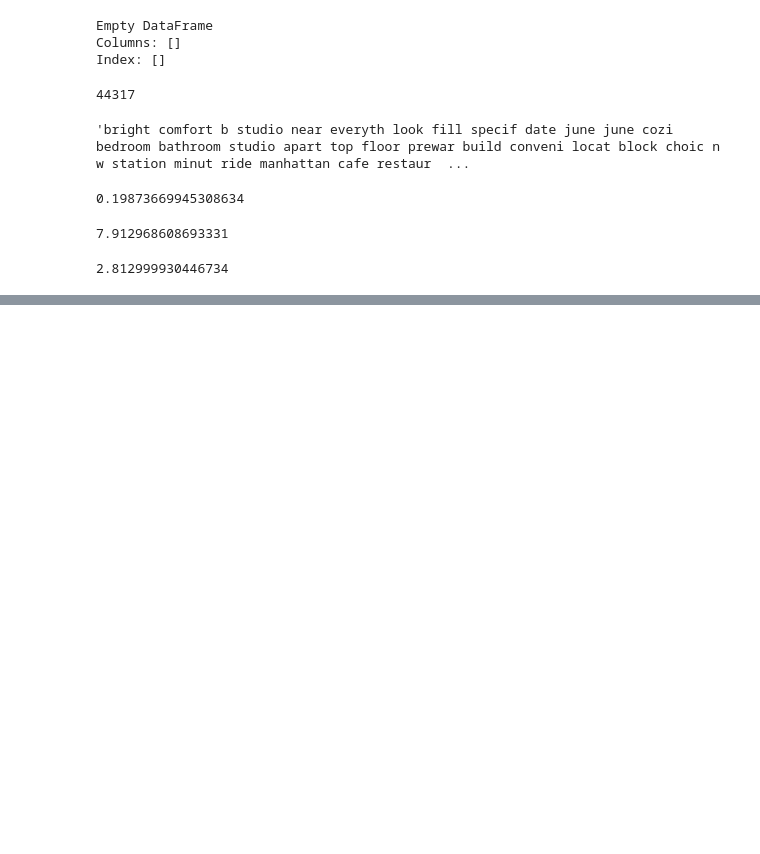
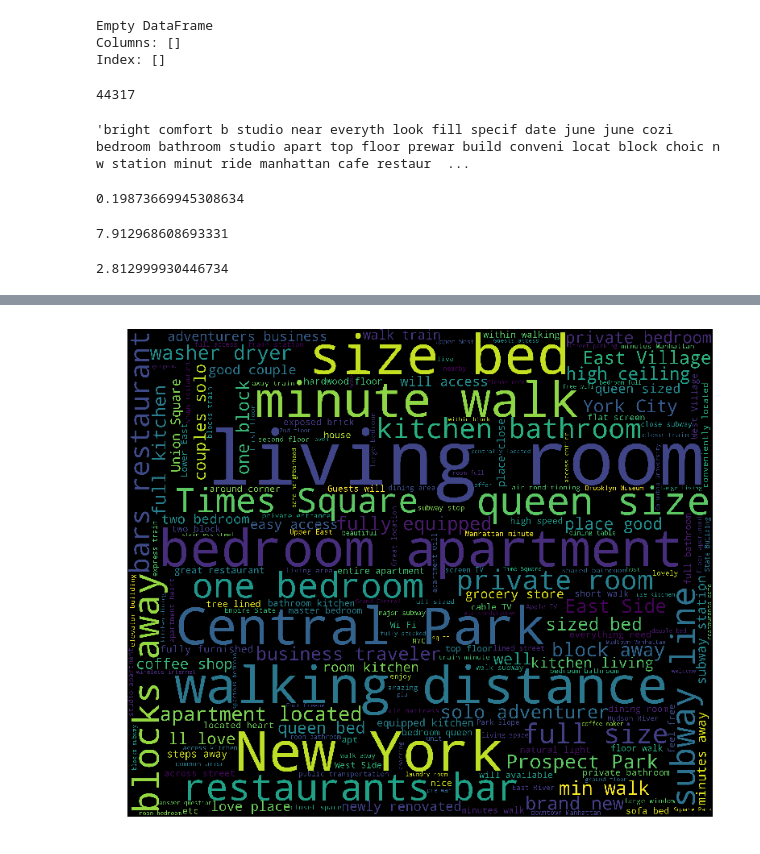
Before and after one commit to ManvithaC/AirBnB-listing-Recommender, a Jupyter notebook: project.ipynb, the cells around one changed output, grey strips where cells are left out. Saved outputs shown, nothing was run; the diff lists cells and outputs as text; code cells hidden in the pictures; blank space fills up the shorter version.

```diff
--- a/project.ipynb
+++ b/project.ipynb
@@ -146,0 +195,5 @@ print(rms ** (1/ 2.0))
+# %%
+description =  df_listing_detail["description"]
+wordcloud_draw(description,'black')
+# %% [output]
+[figure, added]
```
Also changed, not shown: parts of 5 cells of this notebook.
